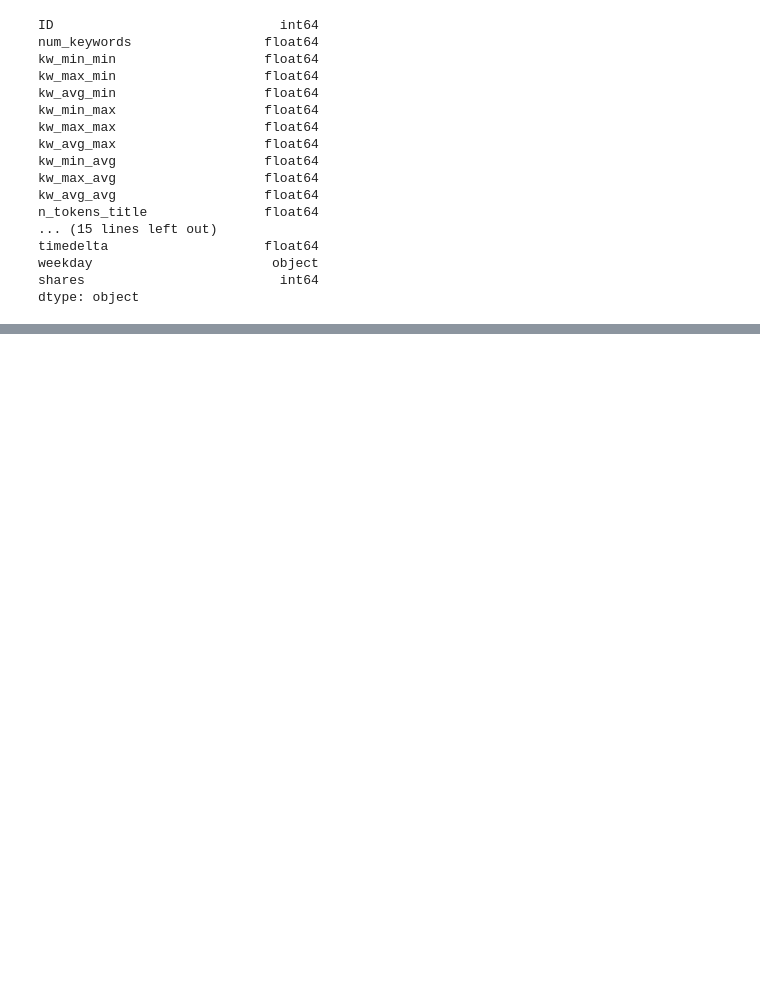
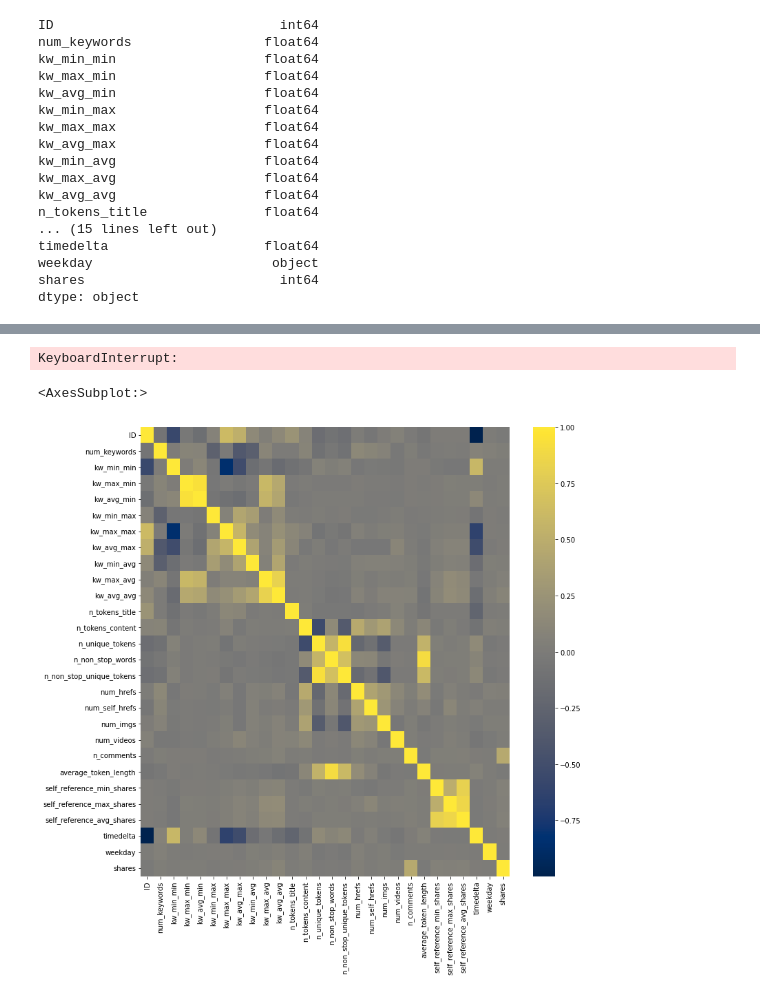
Before and after one commit to BNSBNS/pyplaygrd, a Jupyter notebook: starterprojs/EDAs/Others/eda-proj1/part-1-data-etl.ipynb, the cells around one changed output, grey strips where cells are left out. Cells and saved outputs as stored; diff of their text form; code cells hidden in the pictures; blank space fills up the shorter version.

```diff
--- a/starterprojs/EDAs/Others/eda-proj1/part-1-data-etl.ipynb
+++ b/starterprojs/EDAs/Others/eda-proj1/part-1-data-etl.ipynb
@@ -296,0 +417,27 @@ dtype: object
+# %%
+# change day to numerical
+daysconverted = {'monday':1 ,"tuesday":2,"wednesday":3,"thursday":4,"friday":5,"saturday":6,"sunday":7}
+# df_merge_clean['weekday'] = df_merge_clean['weekday'].apply(lambda x : daysconverted[x])
+# df_merge_clean['weekday']
+# data.loc[data.bidder == 'parakeet2004', 'bidderrate'] = 100
+# df_merge_clean.loc[df_merge_clean['weekday'] == 'monday'] = 1
+# df_merge_clean.loc[df_merge_clean['weekday'] == 'tuesday'] = 2
+# df_merge_clean.loc[df_merge_clean['weekday'] == 'wednesday'] = 3
+# df_merge_clean.loc[df_merge_clean['weekday'] == 'thursday'] = 4
+# df_merge_clean.loc[df_merge_clean['weekday'] == 'friday'] = 5
+# df_merge_clean.loc[df_merge_clean['weekday'] == 'saturday'] = 6
+# df_merge_clean.loc[df_merge_clean['weekday'] == 'sunday'] = 7
+
+# def changedaytonum(df_merge_clean, day):
+
+
+# df_new = df_merge_clean.replace(daysconverted, inplace=True)
+# df_merge_clean.loc[df_merge_clean[]]
+df_merge_clean.replace(to_replace = ['monday','tuesday','wednesday','thursday','friday','saturday','sunday'], value=[1,2,3,4,5,6,7], inplace=True)
+
+# change data_chan to numerical
+
+df_merge_clean['weekday']
+
+
+# do correlation .. find relation
@@ -296,0 +602,14 @@ dtype: object
+# %%
+fig, ax = plt.subplots(figsize=(10,6))
+ax.scatter(x=df_merge_clean['num_hrefs'],y=df_merge_clean['url'])
+plt.show()
+# %% [output]
+KeyboardInterrupt:
+# %%
+df2 = df_merge_clean.corr()
+fig, ax = plt.subplots(figsize=(12,12))
+# use cmap cividis for colourblind friendlyness
+sns.heatmap(df2,cmap="cividis",ax=ax)
+# %% [output]
+<AxesSubplot:>
+[figure, added]
```
Also changed, not shown: parts of 40 cells of this notebook.
